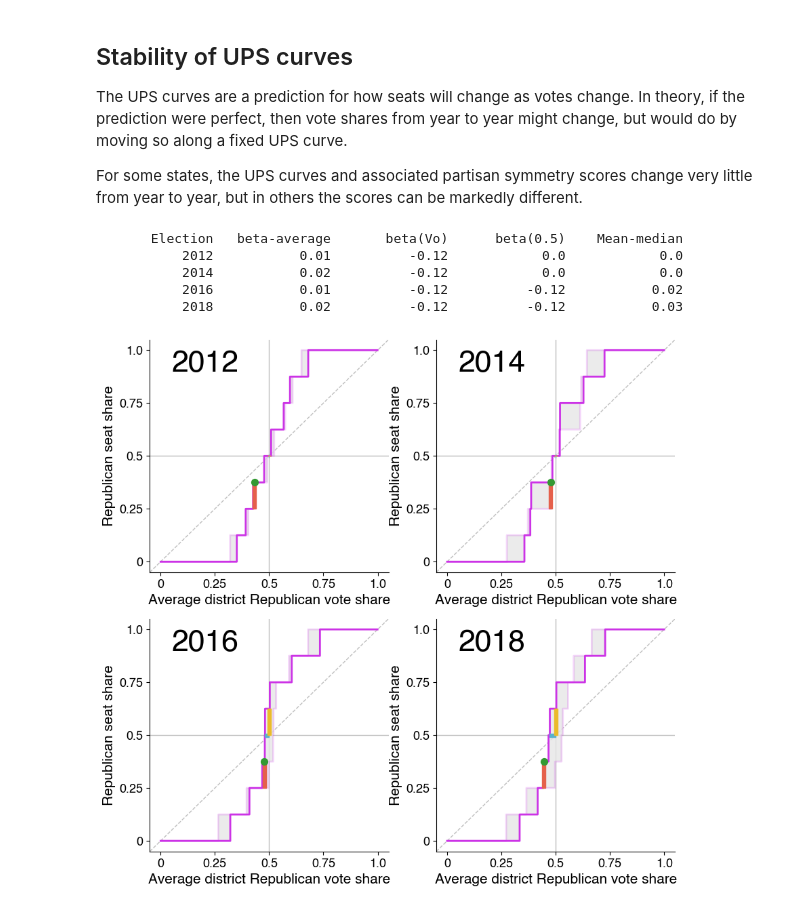
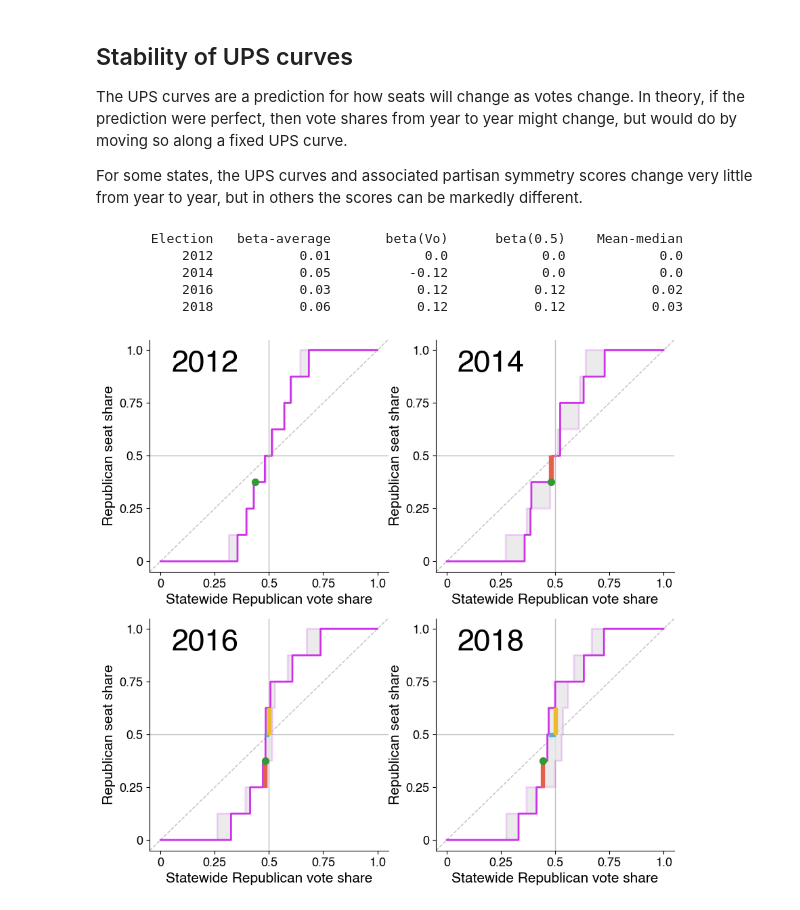
Before and after one commit to political-geometry/partisan-fairness, a Jupyter notebook: partisan_symmetry.ipynb, the cells around one changed output. Saved outputs shown, nothing was run; the diff lists cells and outputs as text; code cells hidden in the pictures.

```diff
--- a/partisan_symmetry.ipynb
+++ b/partisan_symmetry.ipynb
@@ -10,6 +10,13 @@ import numpy as np
 
 historical_elections = pd.read_csv('data/1976-2018-house.csv', encoding = "ISO-8859-1")  # Load MIT Election Lab Data
 # print(historical_elections.columns.values)  # Print column names
+
+want_statewide_vote_share = True
+
+if want_statewide_vote_share:
+    x_label = "Statewide Republican vote share"
+else:
+    x_label = "Average district Republican vote share"
 # %%
 # We want to get the number of votes for Republicans and Democrats in each election.
 
@@ -191,0 +243,3 @@ plot_ups(rep_vote_share, rep_seat_share, ups_votes, ups_seats, state)
+# %%
+ups_votes, ups_seats = ups_linear_using_statewide_vote_share(rep_votes_by_district, dem_votes_by_district)
+plot_ups(statewide_republican_vote_share, rep_seat_share, ups_votes, ups_seats, state,"Statewide vote share")
@@ -201,17 +257,25 @@ actual_seat_share_list = []
 vote_list = []
 seat_list = []
 
+
 for state in states:
     rep_votes_by_district, dem_votes_by_district = get_two_party_votes(state, year)
     rep_vote_shares_by_district, dem_vote_shares_by_district = votes_to_shares_by_district(rep_votes_by_district, dem_votes_by_district)
-    rep_vote_share, rep_seat_share = district_vote_shares_to_vote_and_seat_shares(rep_vote_shares_by_district)
-    actual_vote_share_list.append(rep_vote_share)
-    actual_seat_share_list.append(rep_seat_share)
+    average_district_vote_share, rep_seat_share = district_vote_shares_to_vote_and_seat_shares(rep_vote_shares_by_district)
+    republican_statewide_vote_share, *_ = votes_to_overall_vote_share(rep_votes_by_district, dem_votes_by_district)
 
-    ups_votes, ups_seats = ups_linear(rep_vote_shares_by_district)
+    if want_statewide_vote_share:
+        actual_vote_share_list.append(republican_statewide_vote_share)
+        actual_seat_share_list.append(rep_seat_share)
+        ups_votes, ups_seats = ups_linear_using_statewide_vote_share(rep_votes_by_district, dem_votes_by_district)
+    else:
+        actual_vote_share_list.append(average_district_vote_share)
+        actual_seat_share_list.append(rep_seat_share)
+        ups_votes, ups_seats = ups_linear(rep_vote_shares_by_district)
 
     vote_list.append(ups_votes)
     seat_list.append(ups_seats)
 
-plot_ups_grid(states,actual_vote_share_list, actual_seat_share_list, vote_list, seat_list)
+
+plot_ups_grid(states,actual_vote_share_list, actual_seat_share_list, vote_list, seat_list,x_label=x_label)
 # %% [output]
@@ -276,32 +340,38 @@ For some states, the UPS curves and associated partisan symmetry scores change v
 # %%
 # Plot grid of same state, different years.
 # Before concluding anything from these plots, be sure to check that maps didn't change in that state in between elections
 
 state = "MN"
 years = ["2012", "2014", "2016", "2018"]
 actual_vote_share_list = []
 actual_seat_share_list = []
 vote_list = []
 seat_list = []
 
 for year in years:
     rep_votes_by_district, dem_votes_by_district = get_two_party_votes(state, int(year))
     rep_vote_shares_by_district, dem_vote_shares_by_district = votes_to_shares_by_district(rep_votes_by_district, dem_votes_by_district)
-    rep_vote_share, rep_seat_share = district_vote_shares_to_vote_and_seat_shares(rep_vote_shares_by_district)
-    actual_vote_share_list.append(rep_vote_share)
-    actual_seat_share_list.append(rep_seat_share)
+    average_district_vote_share, rep_seat_share = district_vote_shares_to_vote_and_seat_shares(rep_vote_shares_by_district)
+    republican_statewide_vote_share, *_ = votes_to_overall_vote_share(rep_votes_by_district, dem_votes_by_district)
 
-    ups_votes, ups_seats = ups_linear(rep_vote_shares_by_district)
+    if want_statewide_vote_share:
+        actual_vote_share_list.append(republican_statewide_vote_share)
+        actual_seat_share_list.append(rep_seat_share)
+        ups_votes, ups_seats = ups_linear_using_statewide_vote_share(rep_votes_by_district, dem_votes_by_district)
+    else:
+        actual_vote_share_list.append(average_district_vote_share)
+        actual_seat_share_list.append(rep_seat_share)
+        ups_votes, ups_seats = ups_linear(rep_vote_shares_by_district)
 
     vote_list.append(ups_votes)
     seat_list.append(ups_seats)
 
-plot_all_measures_grid(years,actual_vote_share_list, actual_seat_share_list, vote_list, seat_list)
+plot_all_measures_grid(years,actual_vote_share_list, actual_seat_share_list, vote_list, seat_list,x_label=x_label)
 make_partisan_symmetry_table(years,actual_vote_share_list, actual_seat_share_list, vote_list, seat_list)
 # %% [output]
        Election   beta-average       beta(Vo)      beta(0.5)    Mean-median
-           2012           0.01          -0.12            0.0            0.0
-           2014           0.02          -0.12            0.0            0.0
-           2016           0.01          -0.12          -0.12           0.02
-           2018           0.02          -0.12          -0.12           0.03
+           2012           0.01            0.0            0.0            0.0
+           2014           0.05          -0.12            0.0            0.0
+           2016           0.03           0.12           0.12           0.02
+           2018           0.06           0.12           0.12           0.03
-[figure, old version]
+[figure, new version]
```
Also changed, not shown: parts of 9 cells of this notebook, 8 other files.
